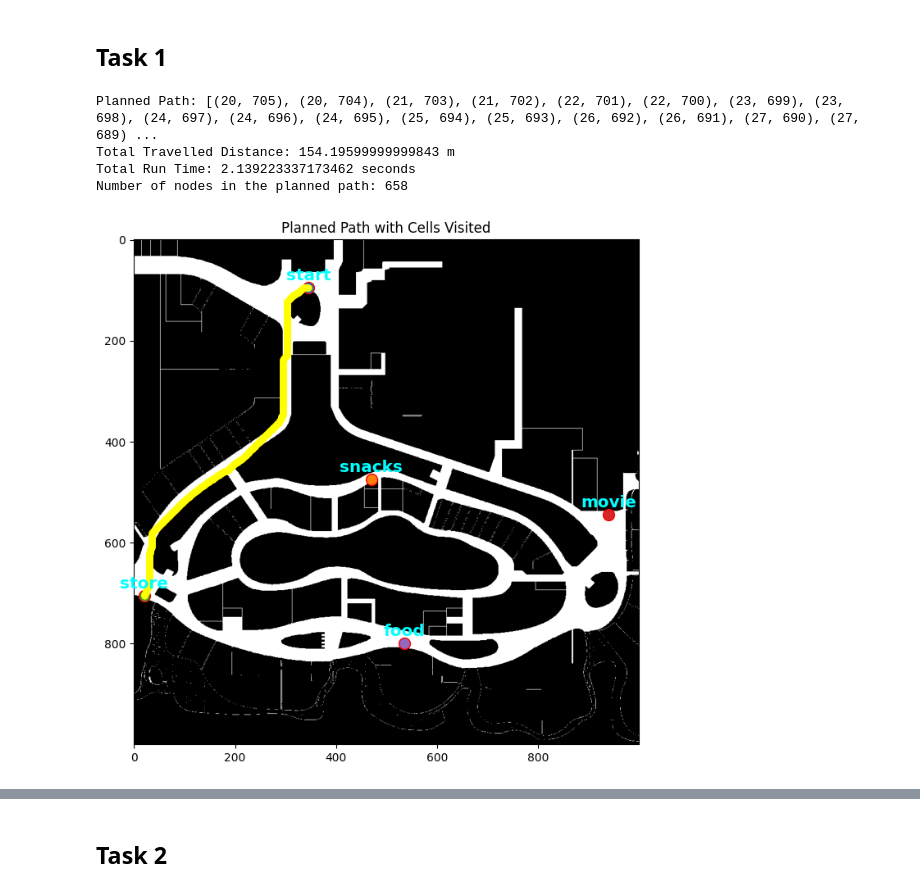
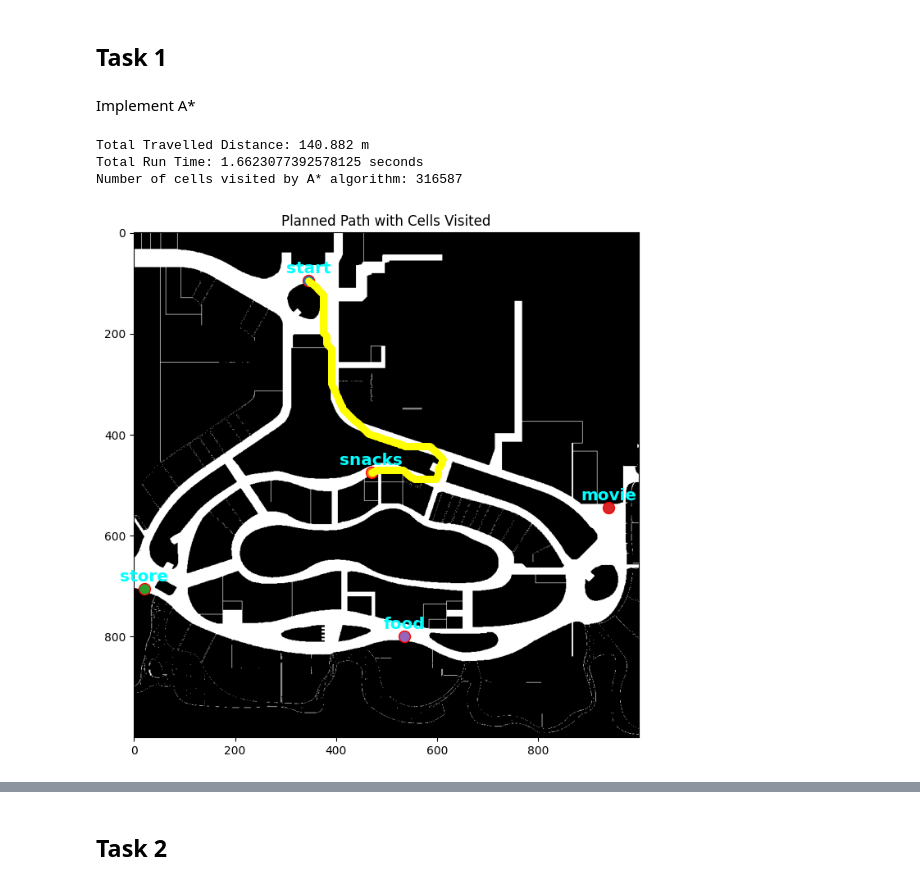
Before and after one commit to Chronobreakk/ME5413_Homework3_Planning, a Jupyter notebook: homework3.ipynb, the cells around one changed output, grey strips where cells are left out. Saved outputs shown, nothing was run; the diff lists cells and outputs as text; code cells hidden in the pictures.

```diff
--- a/homework3.ipynb
+++ b/homework3.ipynb
@@ -59,8 +59,11 @@ Cell movie is free: True
 Cell food is free: True
 # %% [markdown]
 ## Task 1
+# %% [markdown]
+Implement A*
 # %%
 import time
+
 # Implementing A* algorithm
 def heuristic_cost_estimate(start, goal):
     return np.sqrt((start[0] - goal[0]) ** 2 + (start[1] - goal[1]) ** 2) * MAP_RES
@@ -73,16 +76,6 @@ def reconstruct_path(came_from, current):
     return total_path
 
 def a_star(start, goal):
-    """
-    A*算法：寻找从起点到目标点的最短路径。
-
-    参数：
-    - start: 元组，起点的坐标 (x, y)
-    - goal: 元组，目标点的坐标 (x, y)
-
-    返回：
-    - 如果找到路径，返回路径和总距离；否则返回None和无穷大的距离
-    """
     # 初始化open_set，包含起点
     open_set = {start}
     # 记录每个节点的父节点
@@ -92,12 +85,15 @@ def a_star(start, goal):
     # 记录从起点到每个节点的估计总代价
     f_score = {start: heuristic_cost_estimate(start, goal)}
 
+    # 记录访问的单元格数量
+    visited_cells = 0
+
     while open_set:
         # 选择f_score最小的节点作为当前节点
         current = min(open_set, key=lambda x: f_score[x])
         if current == goal:
-            # 如果当前节点是目标节点，则返回重构的路径和总代价
-            return reconstruct_path(came_from, goal), g_score[goal]
+            # 如果当前节点是目标节点，则返回重构的路径、总代价和访问的单元格数量
+            return reconstruct_path(came_from, goal), g_score[goal], visited_cells
 
         # 从open_set中移除当前节点
         open_set.remove(current)
@@ -116,45 +112,48 @@ def a_star(start, goal):
                 if grid_map[neighbor[0], neighbor[1]] != 255:
                     continue
 
+                visited_cells += 1  # 增加访问的单元格数量
+
                 # 计算从当前节点到邻居节点的代价
                 if dx == 0 or dy == 0:
                     cost = 0.2  # 水平或垂直移动的代价
                 else:
                     cost = 0.282  # 对角线移动的代价
 
                 tentative_g_score = g_score[current] + cost
                 if neighbor not in g_score or tentative_g_score < g_score[neighbor]:
                     # 更新邻居节点的代价和父节点
                     came_from[neighbor] = current
                     g_score[neighbor] = tentative_g_score
                     f_score[neighbor] = tentative_g_score + heuristic_cost_estimate(neighbor, goal)
                     if neighbor not in open_set:
                         # 如果邻居节点不在open_set中，则添加进去
                         open_set.add(neighbor)
 
-    # 如果没有找到路径，则返回空路径和无穷大的距离
-    return None, float('inf')
+    # 如果没有找到路径，则返回空路径、无穷大的距离和访问的单元格数量
+    return None, float('inf'), visited_cells
 
 # Finding path from start to store
 start_time = time.time()
-path, total_distance = a_star(tuple(locations['start']), tuple(locations['store']))
+path, total_distance, visited_cells = a_star(tuple(locations['start']), tuple(locations['snacks']))
 end_time = time.time()
-print("Planned Path:", path)
-print("Total Travelled Distance:", total_distance, "m")
+#print("Planned Path:", path)
+print("Total Travelled Distance:", round(total_distance,3), "m")
 print("Total Run Time:", end_time - start_time, "seconds")
-print("Number of nodes in the planned path:", len(path))
+print("Number of cells visited by A* algorithm:", visited_cells)
+#print("Number of nodes in the planned path:", len(path))
+
 # Visualize the planned path and cells visited
 plt.figure(figsize=(8, 8))
 plt.imshow(grid_map_img, cmap='gray')
 plot_locations(locations, color='cyan')
 if path:
     path_x, path_y = zip(*path)
     plt.plot(path_x, path_y, marker='o', color='yellow', markersize=5, linestyle='-')
 plt.title('Planned Path with Cells Visited')
 plt.show()
 # %% [output]
-Planned Path: [(20, 705), (20, 704), (21, 703), (21, 702), (22, 701), (22, 700), (23, 699), (23, 698), (24, 697), (24, 696), (24, 695), (25, 694), (25, 693), (26, 692), (26, 691), (27, 690), (27, 689) ...
-Total Travelled Distance: 154.19599999999843 m
-Total Run Time: 2.139223337173462 seconds
-Number of nodes in the planned path: 658
+Total Travelled Distance: 140.882 m
+Total Run Time: 1.6623077392578125 seconds
+Number of cells visited by A* algorithm: 316587
-[figure, old version]
+[figure, new version]
```
Also changed, not shown: parts of 2 cells of this notebook.
